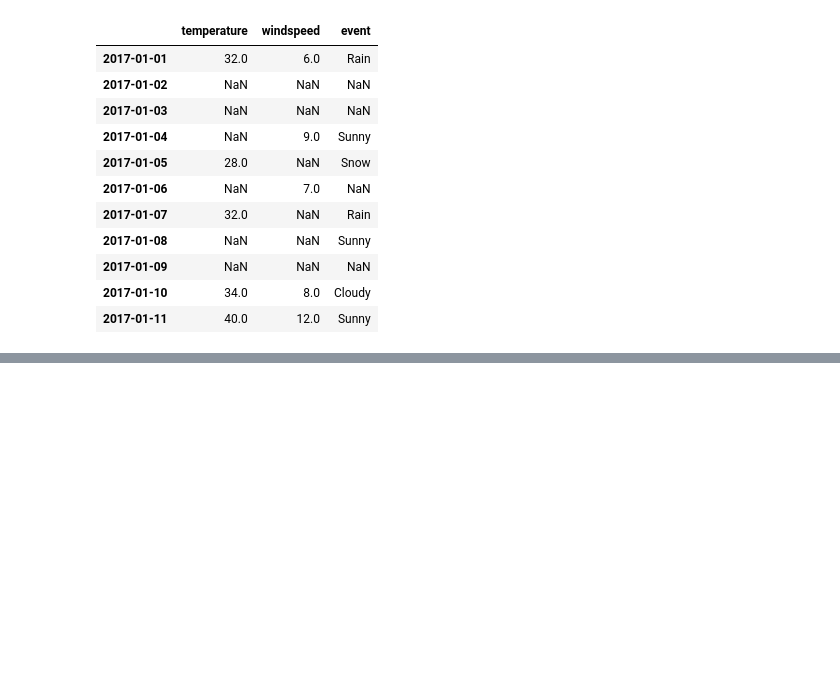
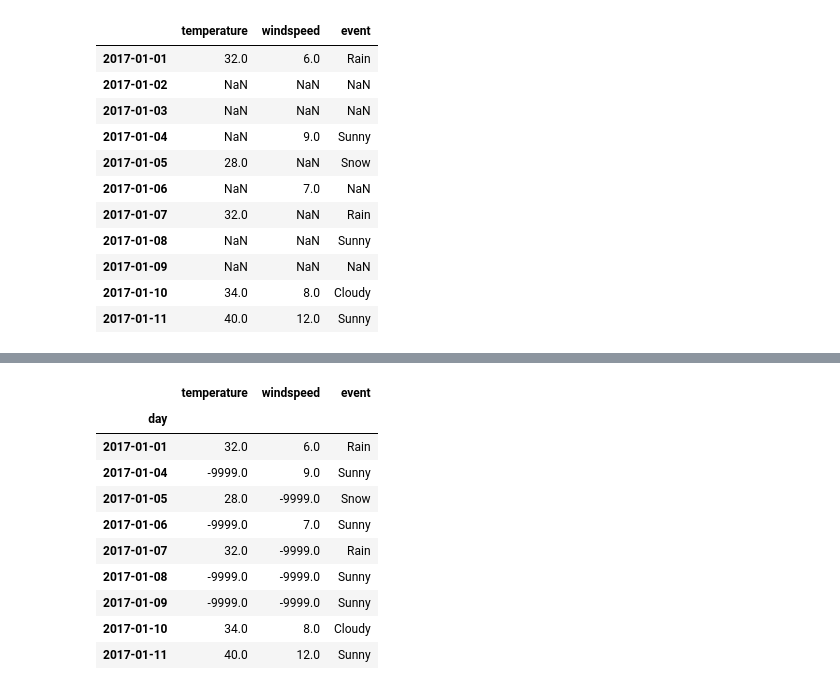
Before and after one commit to singammanasvi9440/Data_Analysis, a Jupyter notebook: Pandas.ipynb, the cells around one changed output, grey strips where cells are left out. Drawn from its saved outputs; the diff is of its cells as text; code cells hidden in the pictures; blank space fills up the shorter version.

```diff
--- a/Pandas.ipynb
+++ b/Pandas.ipynb
@@ -300,0 +358,19 @@ df
+# %%
+#replacing -9999 with Nan and replace no event in event column with sunny
+new_df = newevent.replace({
+        -99999: np.nan,
+        'no event': 'Sunny',
+    })
+new_df
+# %% [output]
+|  | temperature | windspeed | event |
+| day |  |  |  |
+| 2017-01-01 | 32.0 | 6.0 | Rain |
+| 2017-01-04 | -9999.0 | 9.0 | Sunny |
+| 2017-01-05 | 28.0 | -9999.0 | Snow |
+| 2017-01-06 | -9999.0 | 7.0 | Sunny |
+| 2017-01-07 | 32.0 | -9999.0 | Rain |
+| 2017-01-08 | -9999.0 | -9999.0 | Sunny |
+| 2017-01-09 | -9999.0 | -9999.0 | Sunny |
+| 2017-01-10 | 34.0 | 8.0 | Cloudy |
+| 2017-01-11 | 40.0 | 12.0 | Sunny |
```
Also changed, not shown: parts of 6 cells of this notebook.
